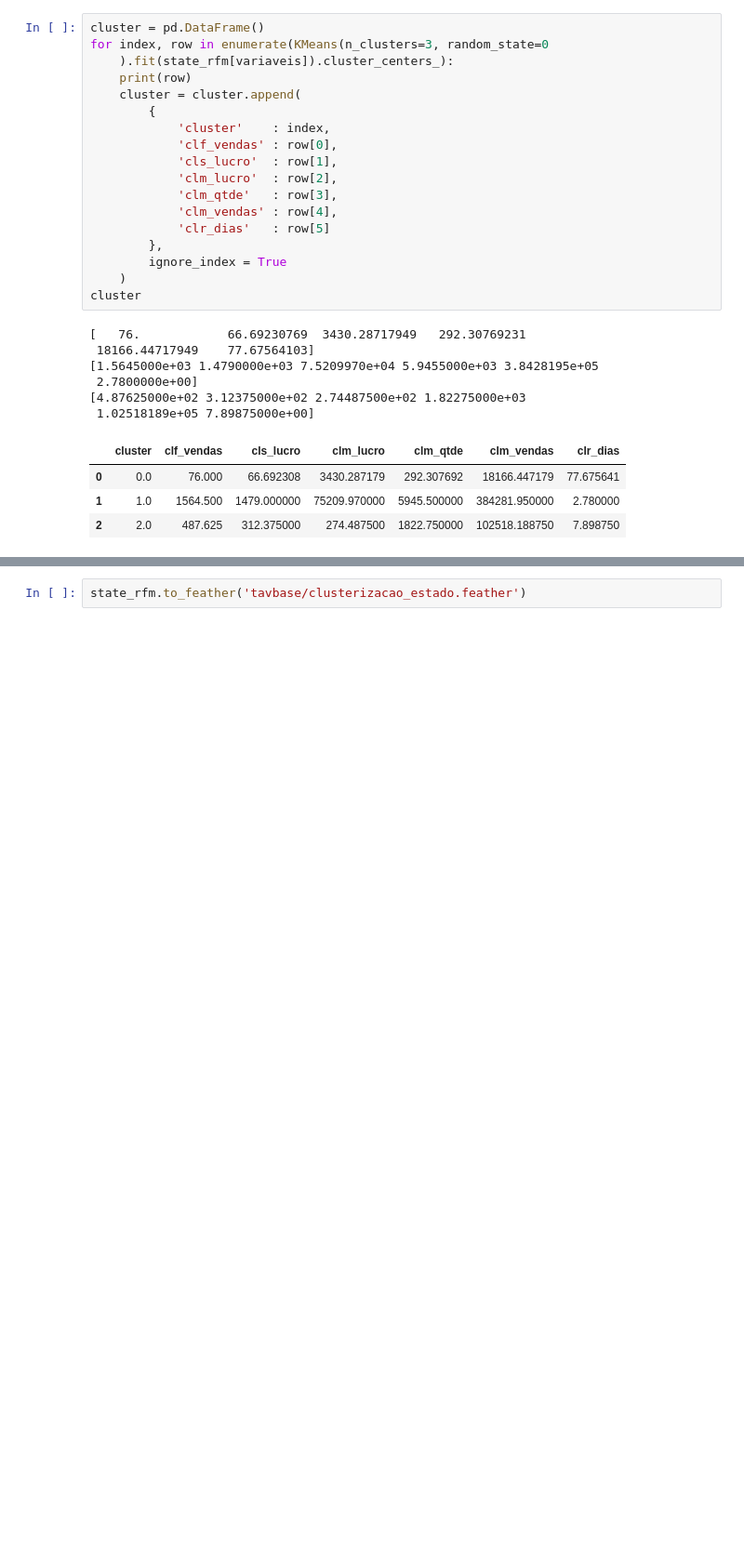
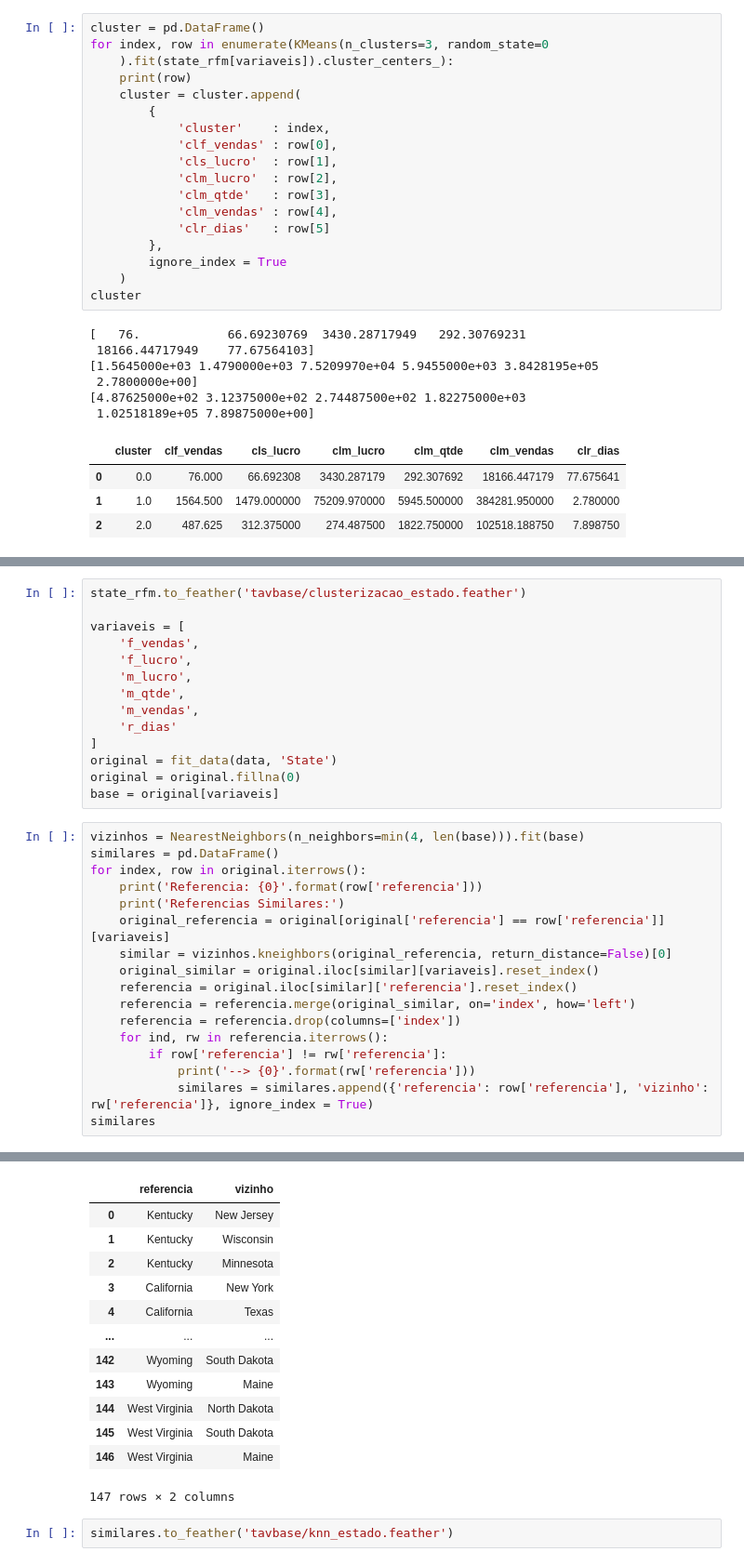
Before and after one commit to EduardoFertigBastos/tavsecondary, a Jupyter notebook: aula09.ipynb, the cells around one changed output, grey strips where cells are left out. Shown at 93% size. Saved outputs shown, nothing was run; the diff lists cells and outputs as text; blank space fills up the shorter version.

```diff
--- a/aula09.ipynb
+++ b/aula09.ipynb
@@ -148,3 +134,35 @@ state_rfm
 | 46 | North Dakota | 919.91 | 230.15 | 30 | 222.00 | 7 | 7 | 0 | 76.000 | 66.692308 | ... |
 | 47 | Wyoming | 1603.14 | 100.20 | 4 | 0.00 | 1 | 1 | 0 | 76.000 | 66.692308 | ... |
 | 48 | West Virginia | 1209.82 | 185.92 | 18 | 113.00 | 4 | 3 | 0 | 76.000 | 66.692308 | ... |
+# %%
+state_rfm.to_feather('tavbase/clusterizacao_estado.feather')
+
+variaveis = [
+    'f_vendas',
+    'f_lucro',
+    'm_lucro',
+    'm_qtde',
+    'm_vendas',
+    'r_dias'
+]
+original = fit_data(data, 'State')
+original = original.fillna(0)
+base = original[variaveis]
+# %%
+vizinhos = NearestNeighbors(n_neighbors=min(4, len(base))).fit(base)
+similares = pd.DataFrame()
+for index, row in original.iterrows():
+    print('Referencia: {0}'.format(row['referencia']))
+    print('Referencias Similares:')
+    original_referencia = original[original['referencia'] == row['referencia']][variaveis]
+    similar = vizinhos.kneighbors(original_referencia, return_distance=False)[0]
+    original_similar = original.iloc[similar][variaveis].reset_index()
+    referencia = original.iloc[similar]['referencia'].reset_index()
+    referencia = referencia.merge(original_similar, on='index', how='left')
+    referencia = referencia.drop(columns=['index'])
+    for ind, rw in referencia.iterrows():
+        if row['referencia'] != rw['referencia']:
+            print('--> {0}'.format(rw['referencia']))
+            similares = similares.append({'referencia': row['referencia'], 'vizinho': rw['referencia']}, ignore_index = True)
+similares
+# %% [output]
@@ -151,2 +237,15 @@ state_rfm
+|  | referencia | vizinho |
+| 0 | Kentucky | New Jersey |
+| 1 | Kentucky | Wisconsin |
+| 2 | Kentucky | Minnesota |
+| 3 | California | New York |
+| 4 | California | Texas |
+| ... | ... | ... |
+| 142 | Wyoming | South Dakota |
+| 143 | Wyoming | Maine |
+| 144 | West Virginia | North Dakota |
+| 145 | West Virginia | South Dakota |
+| 146 | West Virginia | Maine |
+147 rows × 2 columns
 # %%
-state_rfm.to_feather('tavbase/clusterizacao_estado.feather')
+similares.to_feather('tavbase/knn_estado.feather')
```
Also changed, not shown: parts of 7 cells of this notebook, 36 other files.
